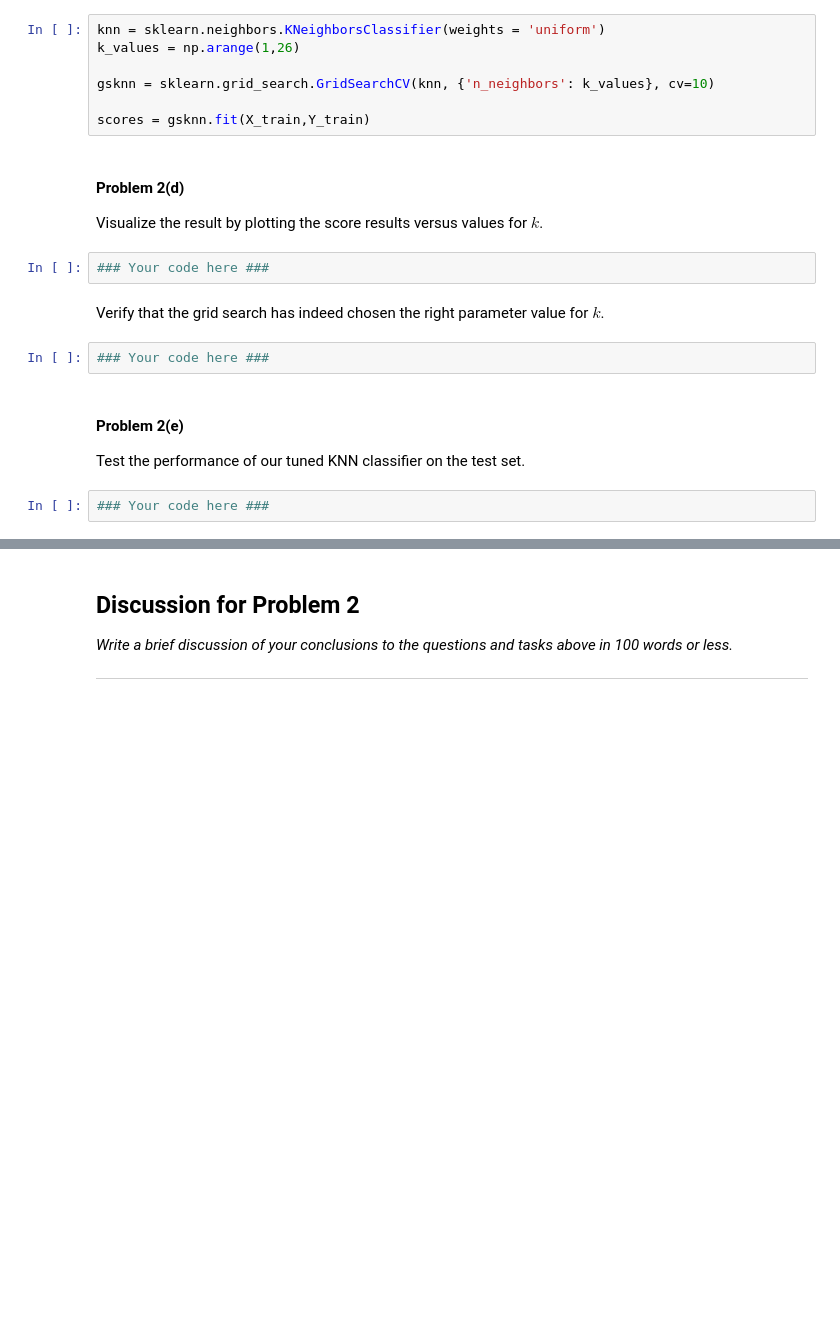
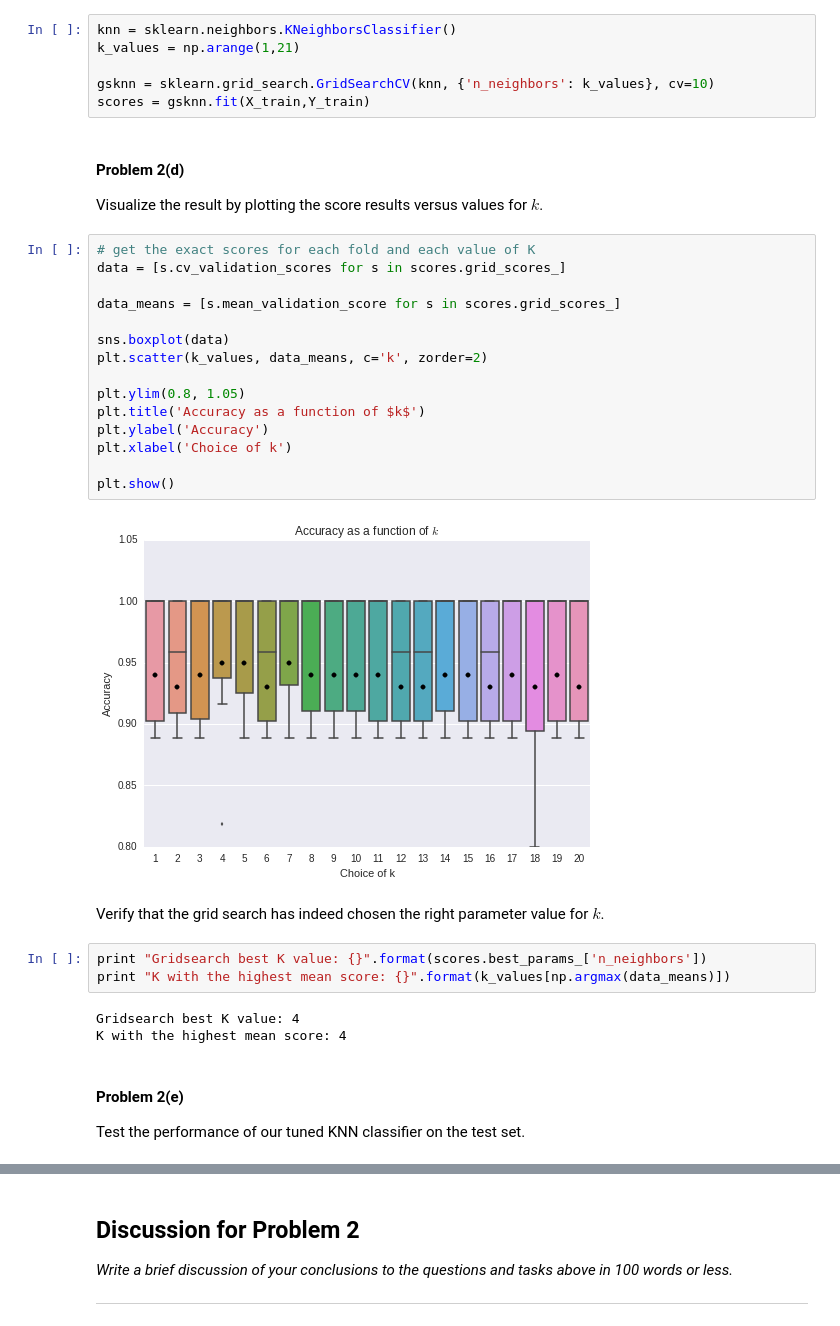
Before and after one commit to gaspaio/harvard-cs109-2014, a Jupyter notebook: homework-mine/HW3-mine.ipynb, the cells around one changed output, grey strips where cells are left out. Saved outputs shown, nothing was run; the diff lists cells and outputs as text; blank space fills up the shorter version.

```diff
--- a/homework-mine/HW3-mine.ipynb
+++ b/homework-mine/HW3-mine.ipynb
@@ -467,25 +468,41 @@ In the lecture we discussed how to use cross validation to estimate the optimal
 
 **Note**: For your convenience sklearn does not only include the [KNN classifier](http://scikit-learn.org/stable/modules/generated/sklearn.neighbors.KNeighborsClassifier.html), but also a [grid search function](http://scikit-learn.org/stable/modules/generated/sklearn.grid_search.GridSearchCV.html#sklearn.grid_search.GridSearchCV). The function is called grid search, because if you have to optimize more than one parameter, it is common practice to define a range of possible values for each parameter. An exhaustive search then runs over the complete grid defined by all the possible parameter combinations. This can get very computation heavy, but luckily our KNN classifier only requires tuning of a single parameter for this problem set.
 # %%
-knn = sklearn.neighbors.KNeighborsClassifier(weights = 'uniform')
-k_values = np.arange(1,26)
+knn = sklearn.neighbors.KNeighborsClassifier()
+k_values = np.arange(1,21)
 
 gsknn = sklearn.grid_search.GridSearchCV(knn, {'n_neighbors': k_values}, cv=10)
-
 scores = gsknn.fit(X_train,Y_train)
 # %% [markdown]
 #### Problem 2(d)
 
 Visualize the result by plotting the score results versus values for $k$.
-# %%
-### Your code here ###
+# %%
+# get the exact scores for each fold and each value of K
+data = [s.cv_validation_scores for s in scores.grid_scores_]
+
+data_means = [s.mean_validation_score for s in scores.grid_scores_]
+
+sns.boxplot(data)
+plt.scatter(k_values, data_means, c='k', zorder=2)
+
+plt.ylim(0.8, 1.05)
+plt.title('Accuracy as a function of $k$')
+plt.ylabel('Accuracy')
+plt.xlabel('Choice of k')
+
+plt.show()
+# %% [output]
+[figure, added]
 # %% [markdown]
 Verify that the grid search has indeed chosen the right parameter value for $k$.
-# %%
-### Your code here ###
+# %%
+print "Gridsearch best K value: {}".format(scores.best_params_['n_neighbors'])
+print "K with the highest mean score: {}".format(k_values[np.argmax(data_means)])
+# %% [output]
+Gridsearch best K value: 4
+K with the highest mean score: 4
 # %% [markdown]
 #### Problem 2(e)
 
 Test the performance of our tuned KNN classifier on the test set.
-# %%
-### Your code here ###
```
Also changed, not shown: parts of 8 cells of this notebook.
